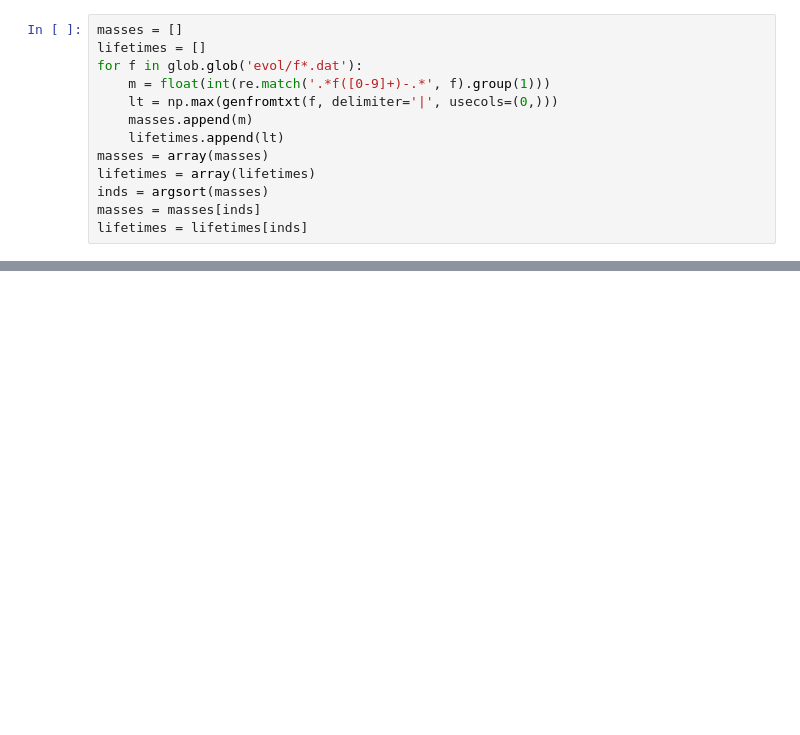
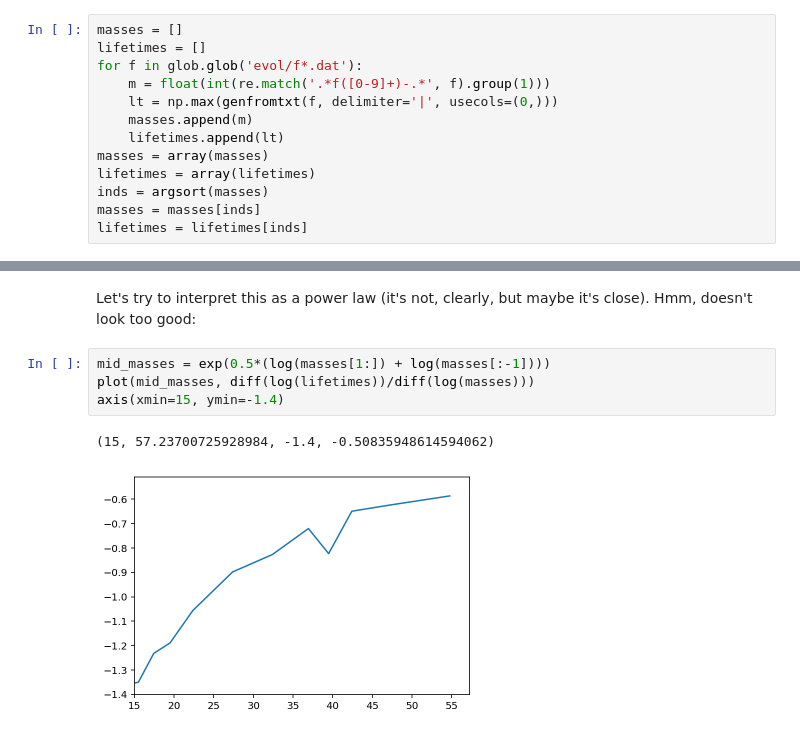
Before and after one commit to farr/30DorIMF, a Jupyter notebook: IMF.ipynb, the cells around one changed output, grey strips where cells are left out. Cells and saved outputs as stored; diff of their text form; blank space fills up the shorter version.

Commit message:
Fit to MS lifetime.

```diff
--- a/IMF.ipynb
+++ b/IMF.ipynb
@@ -84,0 +88,9 @@ ylabel(r'$\tau$ ($\mathrm{yr}$)')
+# %% [markdown]
+Let's try to interpret this as a power law (it's not, clearly, but maybe it's close).  Hmm, doesn't look too good:
+# %%
+mid_masses = exp(0.5*(log(masses[1:]) + log(masses[:-1])))
+plot(mid_masses, diff(log(lifetimes))/diff(log(masses)))
+axis(xmin=15, ymin=-1.4)
+# %% [output]
+(15, 57.23700725928984, -1.4, -0.50835948614594062)
+[figure, added]
```
Also changed, not shown: parts of 5 cells of this notebook, 3 other files.
